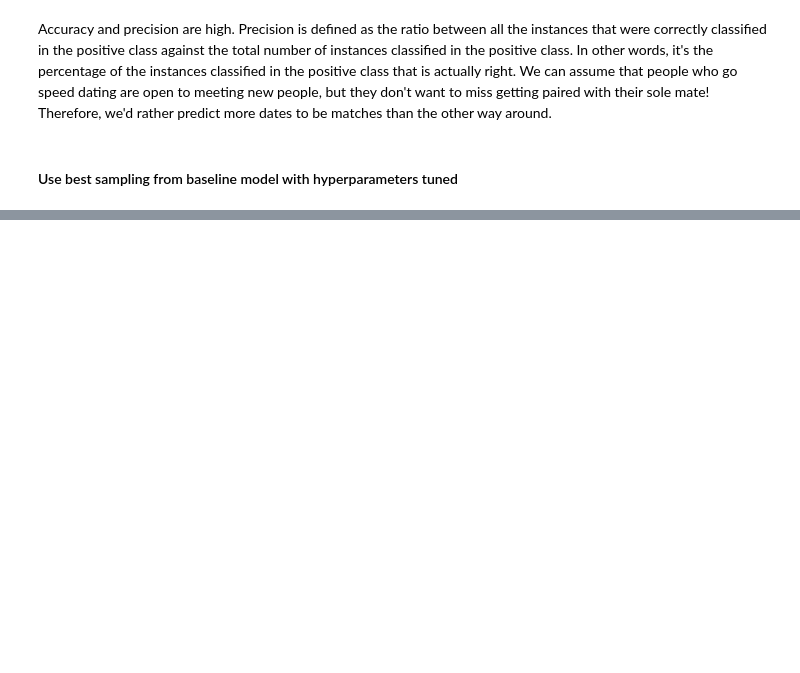
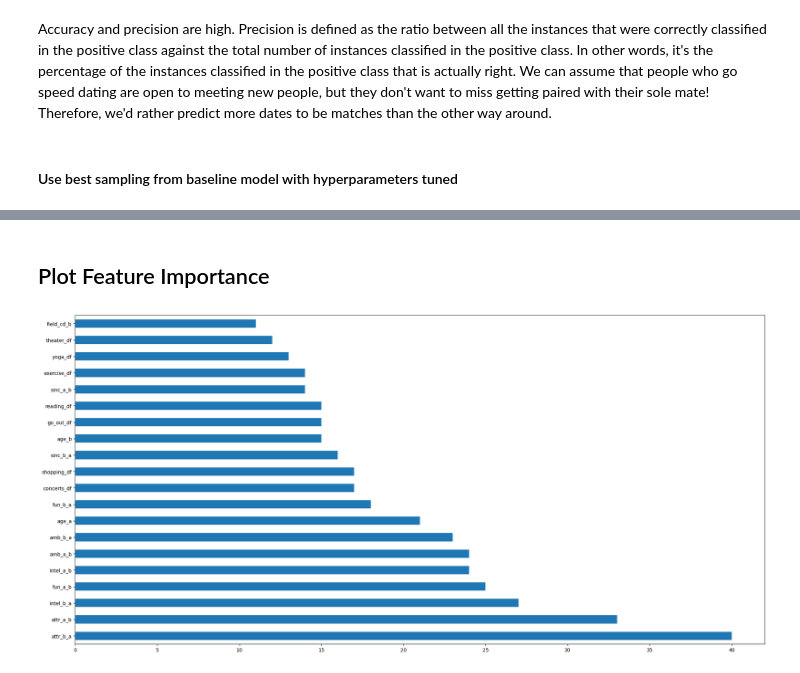
Before and after one commit to HannahAlexander/speed_dating, a Jupyter notebook: models/lightgbm_model.ipynb, the cells around one changed output, grey strips where cells are left out. Saved outputs shown, nothing was run; the diff lists cells and outputs as text; code cells hidden in the pictures; blank space fills up the shorter version.

```diff
--- a/models/lightgbm_model.ipynb
+++ b/models/lightgbm_model.ipynb
@@ -219,0 +264,7 @@ F1 Score: 0.29523809523809524
+# %% [markdown]
+## Plot Feature Importance
+# %%
+# first method uses lightgbm built in feature extraction
+plt_lgbm, feat_imp_lgbm = vis.gen_lgbm_feat_importance(clf_resample, 20)
+# %% [output]
+[figure, added]
```
Also changed, not shown: parts of 17 cells of this notebook, 18 other files.
